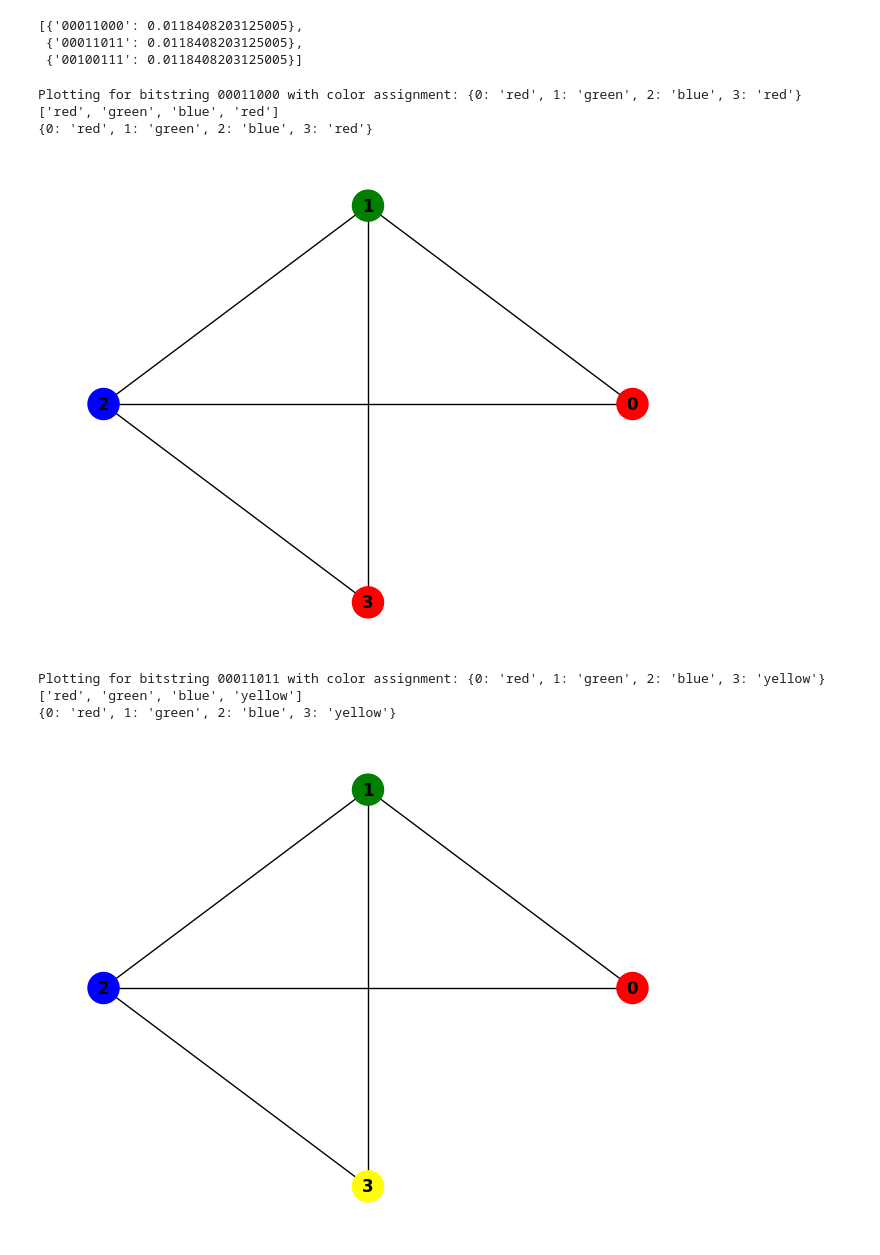
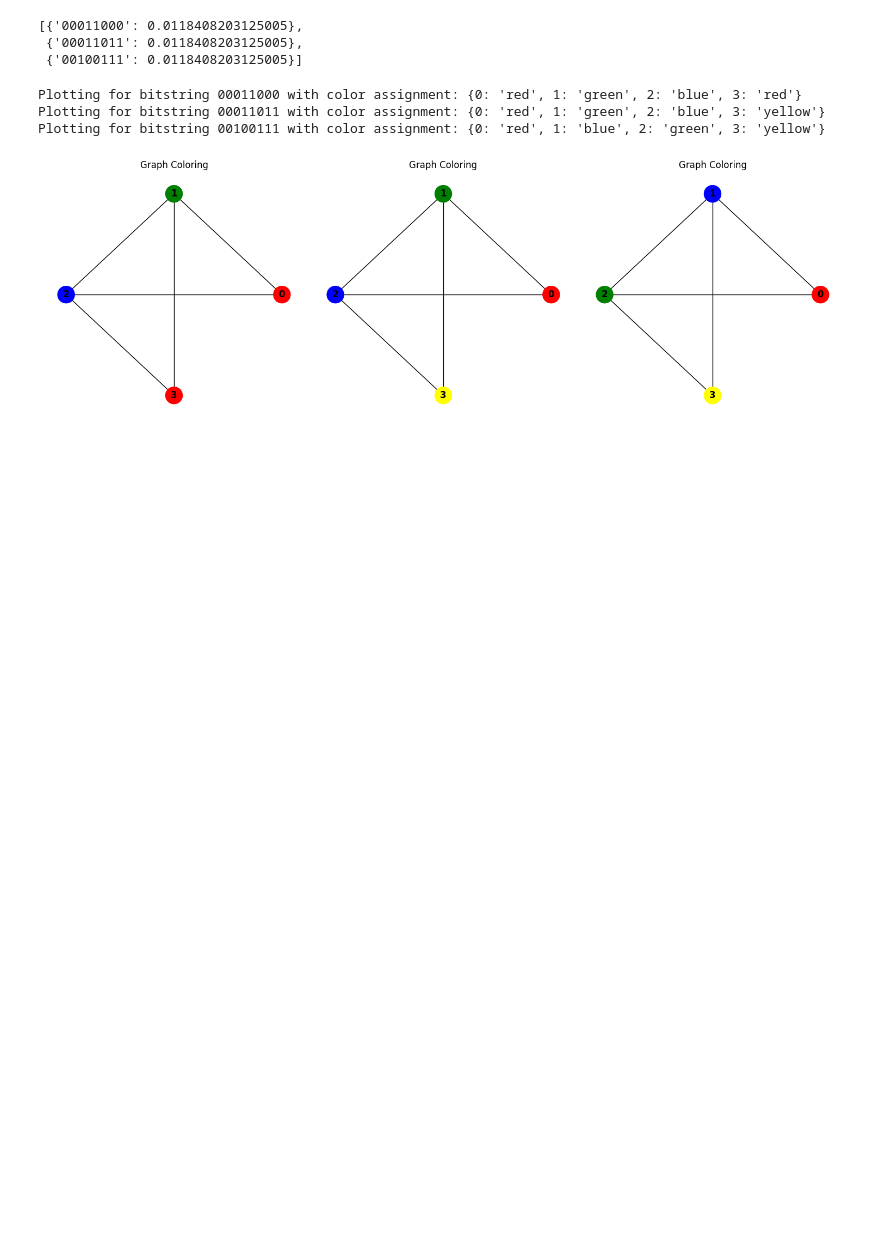
Before and after one commit to Bossy-Ye/C2Q, a Jupyter notebook: classical_to_quantum/examples/presentation.ipynb, the cells around one changed output. Cells and saved outputs as stored; diff of their text form; code cells hidden in the pictures; blank space fills up the shorter version.

```diff
--- a/classical_to_quantum/examples/presentation.ipynb
+++ b/classical_to_quantum/examples/presentation.ipynb
@@ -197,63 +93,9 @@ bitstring_results
  {'00011011': 0.0118408203125005},
  {'00100111': 0.0118408203125005}]
 # %%
-# Mapping from bit pairs to colors
-color_map = {
-    '00': 'red',    # Color 0
-    '01': 'green',  # Color 1
-    '10': 'blue',   # Color 2
-    '11': 'yellow'  # Color 3
-}
-
-def plot_graph_coloring(G, color_assignment):
-    """
-    Plot the graph coloring using the provided color assignment.
-
-    Parameters:
-    - G (networkx.Graph): The graph to be colored.
-    - color_assignment (dict): A dictionary mapping node indices to colors.
-    """
-    # Generate the node colors based on the assignment
-    node_colors = [color_assignment[node] for node in G.nodes]
-    print(node_colors)
-    print(color_assignment)
-    # Draw the graph with the assigned colors
-    pos = nx.circular_layout(G)  # You can change the layout as needed
-    nx.draw(G, pos, node_color=node_colors, with_labels=True, edge_color='black', node_size=500, font_weight='bold')
-    plt.show()
-
-def decode_bitstring_to_colors(bitstring):
-    """
-    Decode the bitstring into a color assignment based on the last two bits.
-
-    Parameters:
-    - bitstring (str): The bitstring representing the color assignment.
-
-    Returns:
-    - dict: A dictionary mapping node indices to color names.
-    """
-    n = len(bitstring) // 2  # Number of nodes
-    color_assignment = {}
-
-    for i in range(n):
-        color_bits = bitstring[2 * i:2 * i + 2]  # Extract the bit pair for the i-th node
-        color_assignment[i] = color_map[color_bits]  # Map the bit pair to the corresponding color
-
-    return color_assignment
-
-
-# Plot each graph coloring from the bitstring results
-for result in bitstring_results:
-    bitstring = list(result.keys())[0]
-    color_assignment = decode_bitstring_to_colors(bitstring)
-    print(f"Plotting for bitstring {bitstring} with color assignment: {color_assignment}")
-    plot_graph_coloring(coloring_problem.graph(), color_assignment)
+plot_multiple_graph_colorings(coloring_problem.graph(), bitstring_results, num_per_row=3)
 # %% [output]
 Plotting for bitstring 00011000 with color assignment: {0: 'red', 1: 'green', 2: 'blue', 3: 'red'}
-['red', 'green', 'blue', 'red']
-{0: 'red', 1: 'green', 2: 'blue', 3: 'red'}
+Plotting for bitstring 00011011 with color assignment: {0: 'red', 1: 'green', 2: 'blue', 3: 'yellow'}
+Plotting for bitstring 00100111 with color assignment: {0: 'red', 1: 'blue', 2: 'green', 3: 'yellow'}
-[figure, old version]
+[figure, new version]
-Plotting for bitstring 00011011 with color assignment: {0: 'red', 1: 'green', 2: 'blue', 3: 'yellow'}
-['red', 'green', 'blue', 'yellow']
-{0: 'red', 1: 'green', 2: 'blue', 3: 'yellow'}
-[figure, removed]
```
Also changed, not shown: parts of 17 cells of this notebook, 7 other files.
